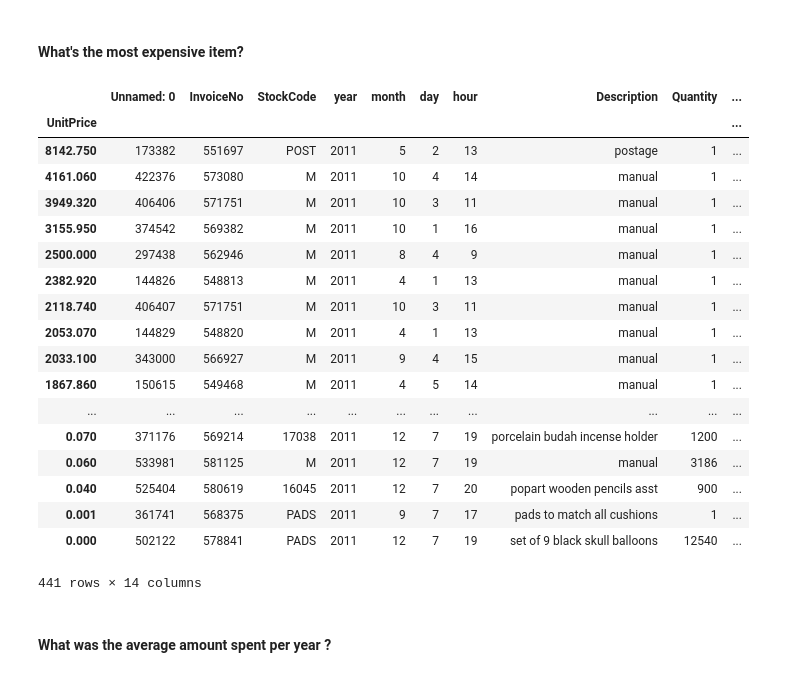
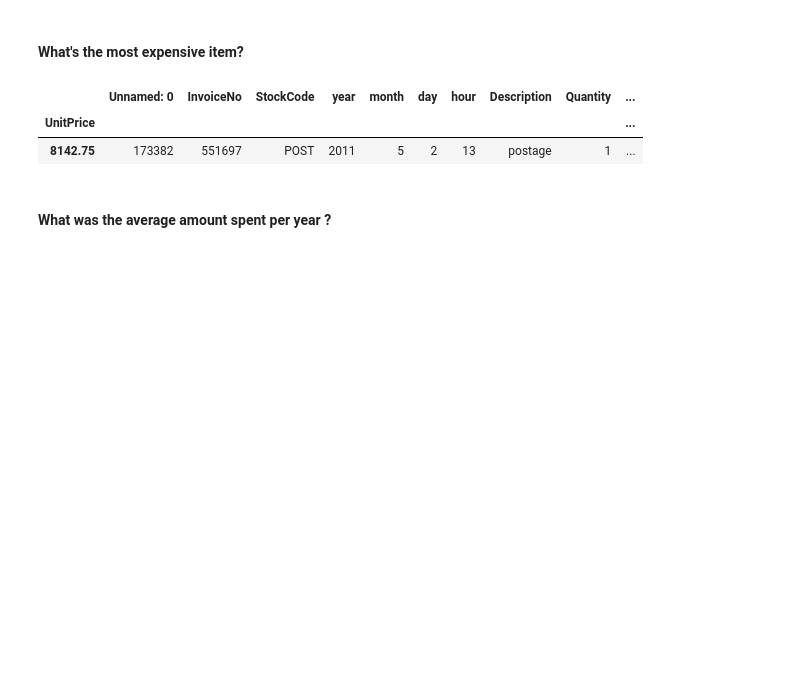
Before and after one commit to marinapm90/data-labs, a Jupyter notebook: module-2/lab-subsetting-and-descriptive-stats/your-code/main.ipynb, the cells around one changed output. Drawn from its saved outputs; the diff is of its cells as text; code cells hidden in the pictures; blank space fills up the shorter version.

```diff
--- a/module-2/lab-subsetting-and-descriptive-stats/your-code/main.ipynb
+++ b/module-2/lab-subsetting-and-descriptive-stats/your-code/main.ipynb
@@ -658,27 +569,11 @@ orders.groupby(by=['Country']).agg({'amount_spent':['mean']})
 # %%
 # your answer here
 
-orders.groupby(["UnitPrice"]).max().sort_values("UnitPrice", ascending=False)
+orders.groupby(["UnitPrice"]).max().sort_values("UnitPrice", ascending=False).head(1)
 # %% [output]
 |  | Unnamed: 0 | InvoiceNo | StockCode | year | month | day | hour | Description | Quantity | ... |
 | UnitPrice |  |  |  |  |  |  |  |  |  | ... |
-| 8142.750 | 173382 | 551697 | POST | 2011 | 5 | 2 | 13 | postage | 1 | ... |
-| 4161.060 | 422376 | 573080 | M | 2011 | 10 | 4 | 14 | manual | 1 | ... |
-| 3949.320 | 406406 | 571751 | M | 2011 | 10 | 3 | 11 | manual | 1 | ... |
-| 3155.950 | 374542 | 569382 | M | 2011 | 10 | 1 | 16 | manual | 1 | ... |
-| 2500.000 | 297438 | 562946 | M | 2011 | 8 | 4 | 9 | manual | 1 | ... |
-| 2382.920 | 144826 | 548813 | M | 2011 | 4 | 1 | 13 | manual | 1 | ... |
-| 2118.740 | 406407 | 571751 | M | 2011 | 10 | 3 | 11 | manual | 1 | ... |
-| 2053.070 | 144829 | 548820 | M | 2011 | 4 | 1 | 13 | manual | 1 | ... |
-| 2033.100 | 343000 | 566927 | M | 2011 | 9 | 4 | 15 | manual | 1 | ... |
-| 1867.860 | 150615 | 549468 | M | 2011 | 4 | 5 | 14 | manual | 1 | ... |
-| ... | ... | ... | ... | ... | ... | ... | ... | ... | ... | ... |
-| 0.070 | 371176 | 569214 | 17038 | 2011 | 12 | 7 | 19 | porcelain budah incense holder | 1200 | ... |
-| 0.060 | 533981 | 581125 | M | 2011 | 12 | 7 | 19 | manual | 3186 | ... |
-| 0.040 | 525404 | 580619 | 16045 | 2011 | 12 | 7 | 20 | popart wooden pencils asst | 900 | ... |
-| 0.001 | 361741 | 568375 | PADS | 2011 | 9 | 7 | 17 | pads to match all cushions | 1 | ... |
-| 0.000 | 502122 | 578841 | PADS | 2011 | 12 | 7 | 19 | set of 9 black skull balloons | 12540 | ... |
+| 8142.75 | 173382 | 551697 | POST | 2011 | 5 | 2 | 13 | postage | 1 | ... |
-441 rows × 14 columns
 # %% [markdown]
 #### What was the average amount spent per year ?
 # %%
```
Also changed, not shown: parts of 17 cells of this notebook.
